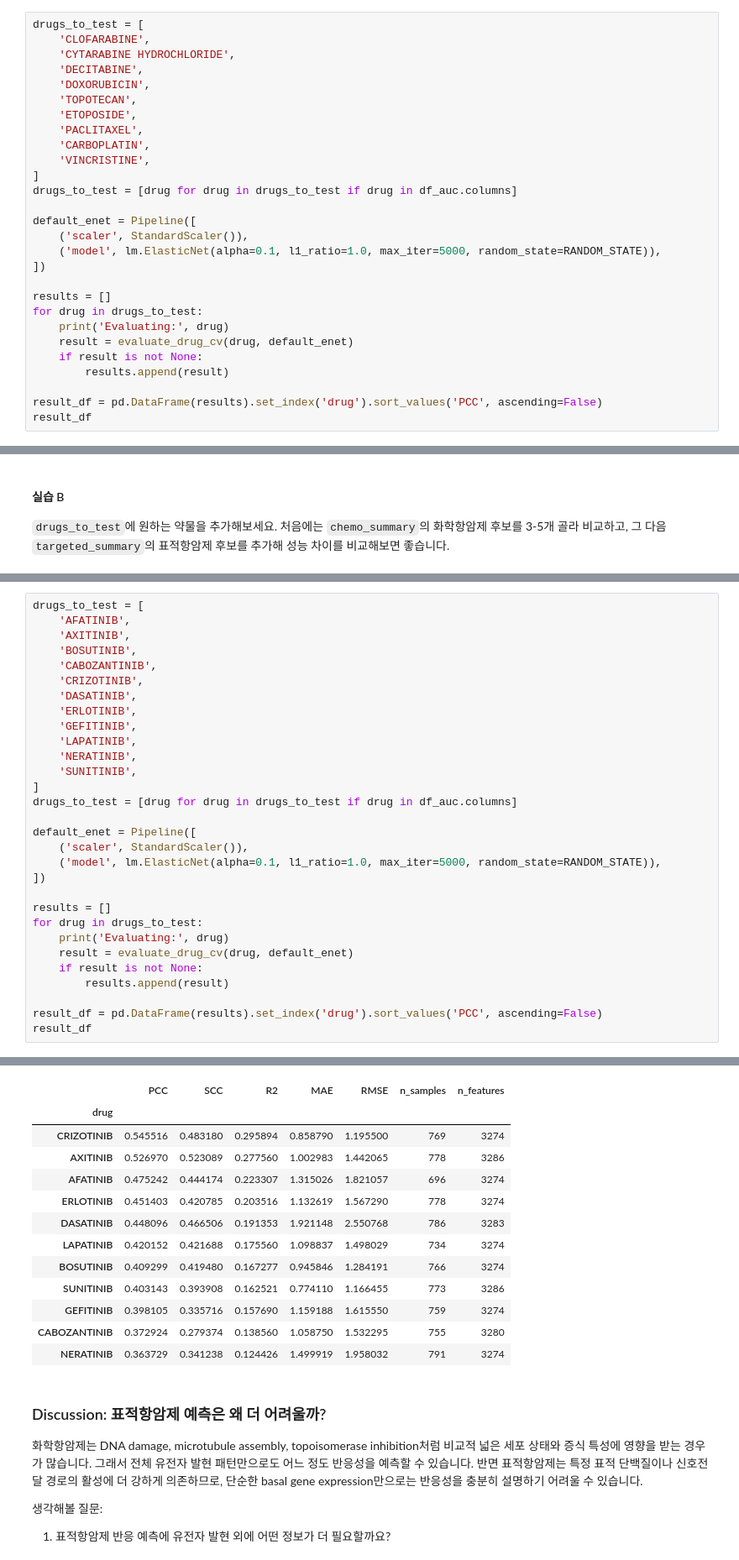
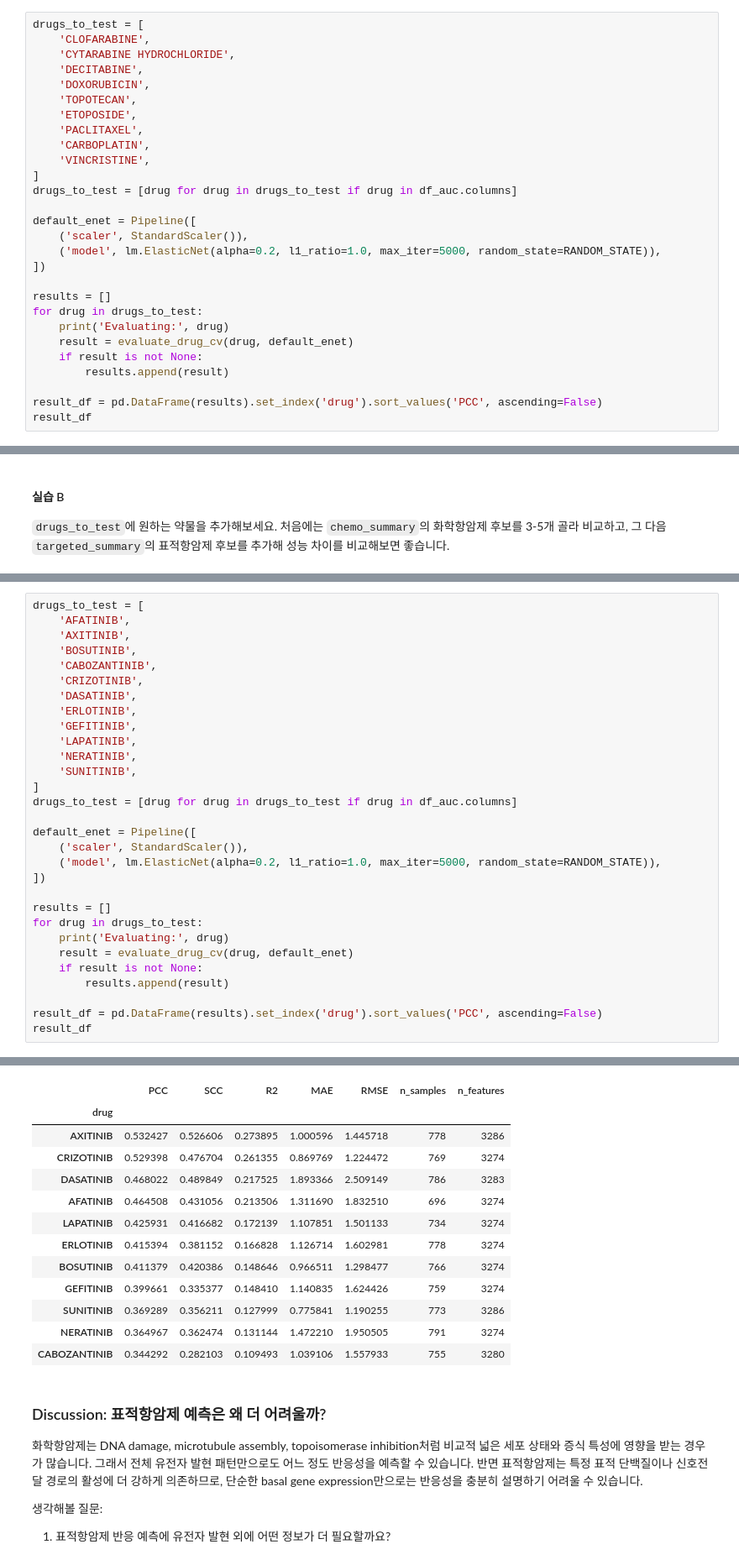
Before and after one commit to hjk9655/health-checkup-analysis, a Jupyter notebook: Notebooks/bio_bigdata_workshop_2B_regression_practice_with_mutation.ipynb, the cells around one changed output, grey strips where cells are left out. Shown at 84% size. Drawn from its saved outputs; the diff is of its cells as text.

```diff
--- a/Notebooks/bio_bigdata_workshop_2B_regression_practice_with_mutation.ipynb
+++ b/Notebooks/bio_bigdata_workshop_2B_regression_practice_with_mutation.ipynb
@@ -1121,7 +1121,7 @@ drugs_to_test = [drug for drug in drugs_to_test if drug in df_auc.columns]
 
 default_enet = Pipeline([
     ('scaler', StandardScaler()),
-    ('model', lm.ElasticNet(alpha=0.1, l1_ratio=1.0, max_iter=5000, random_state=RANDOM_STATE)),
+    ('model', lm.ElasticNet(alpha=0.2, l1_ratio=1.0, max_iter=5000, random_state=RANDOM_STATE)),
 ])
 
 results = []
@@ -1221,45 +1221,45 @@ drugs_to_test = [
 ]
 drugs_to_test = [drug for drug in drugs_to_test if drug in df_auc.columns]
 
 default_enet = Pipeline([
     ('scaler', StandardScaler()),
-    ('model', lm.ElasticNet(alpha=0.1, l1_ratio=1.0, max_iter=5000, random_state=RANDOM_STATE)),
+    ('model', lm.ElasticNet(alpha=0.2, l1_ratio=1.0, max_iter=5000, random_state=RANDOM_STATE)),
 ])
 
 results = []
 for drug in drugs_to_test:
     print('Evaluating:', drug)
     result = evaluate_drug_cv(drug, default_enet)
     if result is not None:
         results.append(result)
 
 result_df = pd.DataFrame(results).set_index('drug').sort_values('PCC', ascending=False)
 result_df
 # %% [output]
 Evaluating: AFATINIB
 Evaluating: AXITINIB
 Evaluating: BOSUTINIB
 Evaluating: CABOZANTINIB
 Evaluating: CRIZOTINIB
 Evaluating: DASATINIB
 Evaluating: ERLOTINIB
 Evaluating: GEFITINIB
 Evaluating: LAPATINIB
 Evaluating: NERATINIB
 Evaluating: SUNITINIB
 |  | PCC | SCC | R2 | MAE | RMSE | n_samples | n_features |
 | drug |  |  |  |  |  |  |  |
-| CRIZOTINIB | 0.545516 | 0.483180 | 0.295894 | 0.858790 | 1.195500 | 769 | 3274 |
-| AXITINIB | 0.526970 | 0.523089 | 0.277560 | 1.002983 | 1.442065 | 778 | 3286 |
-| AFATINIB | 0.475242 | 0.444174 | 0.223307 | 1.315026 | 1.821057 | 696 | 3274 |
-| ERLOTINIB | 0.451403 | 0.420785 | 0.203516 | 1.132619 | 1.567290 | 778 | 3274 |
-| DASATINIB | 0.448096 | 0.466506 | 0.191353 | 1.921148 | 2.550768 | 786 | 3283 |
-| LAPATINIB | 0.420152 | 0.421688 | 0.175560 | 1.098837 | 1.498029 | 734 | 3274 |
-| BOSUTINIB | 0.409299 | 0.419480 | 0.167277 | 0.945846 | 1.284191 | 766 | 3274 |
-| SUNITINIB | 0.403143 | 0.393908 | 0.162521 | 0.774110 | 1.166455 | 773 | 3286 |
-| GEFITINIB | 0.398105 | 0.335716 | 0.157690 | 1.159188 | 1.615550 | 759 | 3274 |
-| CABOZANTINIB | 0.372924 | 0.279374 | 0.138560 | 1.058750 | 1.532295 | 755 | 3280 |
-| NERATINIB | 0.363729 | 0.341238 | 0.124426 | 1.499919 | 1.958032 | 791 | 3274 |
+| AXITINIB | 0.532427 | 0.526606 | 0.273895 | 1.000596 | 1.445718 | 778 | 3286 |
+| CRIZOTINIB | 0.529398 | 0.476704 | 0.261355 | 0.869769 | 1.224472 | 769 | 3274 |
+| DASATINIB | 0.468022 | 0.489849 | 0.217525 | 1.893366 | 2.509149 | 786 | 3283 |
+| AFATINIB | 0.464508 | 0.431056 | 0.213506 | 1.311690 | 1.832510 | 696 | 3274 |
+| LAPATINIB | 0.425931 | 0.416682 | 0.172139 | 1.107851 | 1.501133 | 734 | 3274 |
+| ERLOTINIB | 0.415394 | 0.381152 | 0.166828 | 1.126714 | 1.602981 | 778 | 3274 |
+| BOSUTINIB | 0.411379 | 0.420386 | 0.148646 | 0.966511 | 1.298477 | 766 | 3274 |
+| GEFITINIB | 0.399661 | 0.335377 | 0.148410 | 1.140835 | 1.624426 | 759 | 3274 |
+| SUNITINIB | 0.369289 | 0.356211 | 0.127999 | 0.775841 | 1.190255 | 773 | 3286 |
+| NERATINIB | 0.364967 | 0.362474 | 0.131144 | 1.472210 | 1.950505 | 791 | 3274 |
+| CABOZANTINIB | 0.344292 | 0.282103 | 0.109493 | 1.039106 | 1.557933 | 755 | 3280 |
 # %% [markdown]
 ### Discussion: 표적항암제 예측은 왜 더 어려울까?
 
```
Also changed, not shown: parts of 8 cells of this notebook.
